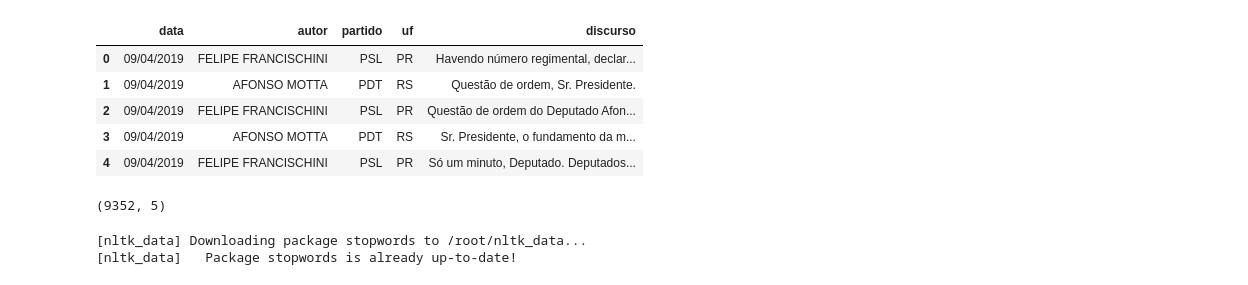
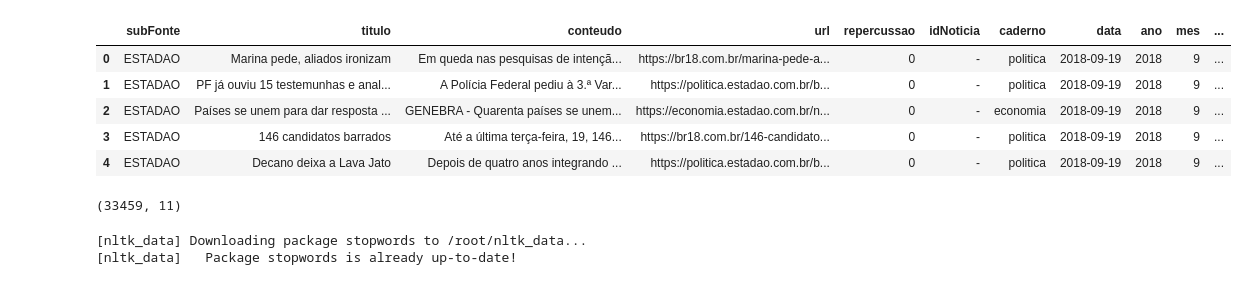
Before and after one commit to ivynasantino/vies-discursos-deputados, a Jupyter notebook: reports/discursos_w2v.ipynb, the cells around one changed output. Cells and saved outputs as stored; diff of their text form; code cells hidden in the pictures.

```diff
--- a/reports/discursos_w2v.ipynb
+++ b/reports/discursos_w2v.ipynb
@@ -11,19 +11,20 @@ from sklearn.manifold import TSNE
 import matplotlib.pyplot as plt
 %matplotlib inline
 # %%
-df = pd.read_csv("https://raw.githubusercontent.com/ivynasantino/vies-discursos-deputados/master/data/all_discursos.csv")
+df = pd.read_csv("./raw_noticias_estadao_2018.csv")
+#df = pd.read_csv("https://raw.githubusercontent.com/ivynasantino/vies-discursos-deputados/master/data/all_discursos.csv")
 df.head()
 # %% [output]
-|  | data | autor | partido | uf | discurso |
-| 0 | 09/04/2019 | FELIPE FRANCISCHINI | PSL | PR | Havendo número regimental, declar... |
-| 1 | 09/04/2019 | AFONSO MOTTA | PDT | RS | Questão de ordem, Sr. Presidente. |
-| 2 | 09/04/2019 | FELIPE FRANCISCHINI | PSL | PR | Questão de ordem do Deputado Afon... |
-| 3 | 09/04/2019 | AFONSO MOTTA | PDT | RS | Sr. Presidente, o fundamento da m... |
-| 4 | 09/04/2019 | FELIPE FRANCISCHINI | PSL | PR | Só um minuto, Deputado. Deputados... |
+|  | subFonte | titulo | conteudo | url | repercussao | idNoticia | caderno | data | ano | mes | ... |
+| 0 | ESTADAO | Marina pede, aliados ironizam | Em queda nas pesquisas de intençã... | https://br18.com.br/marina-pede-a... | 0 | - | politica | 2018-09-19 | 2018 | 9 | ... |
+| 1 | ESTADAO | PF já ouviu 15 testemunhas e anal... | A Polícia Federal pediu à 3.ª Var... | https://politica.estadao.com.br/b... | 0 | - | politica | 2018-09-19 | 2018 | 9 | ... |
+| 2 | ESTADAO | Países se unem para dar resposta ... | GENEBRA - Quarenta países se unem... | https://economia.estadao.com.br/n... | 0 | - | economia | 2018-09-19 | 2018 | 9 | ... |
+| 3 | ESTADAO | 146 candidatos barrados | Até a última terça-feira, 19, 146... | https://br18.com.br/146-candidato... | 0 | - | politica | 2018-09-19 | 2018 | 9 | ... |
+| 4 | ESTADAO | Decano deixa a Lava Jato | Depois de quatro anos integrando ... | https://politica.estadao.com.br/b... | 0 | - | politica | 2018-09-19 | 2018 | 9 | ... |
 # %%
 df.shape
 # %% [output]
-(9352, 5)
+(33459, 11)
 # %%
 nltk.download('stopwords')
 
```
Also changed, not shown: parts of 9 cells of this notebook.
